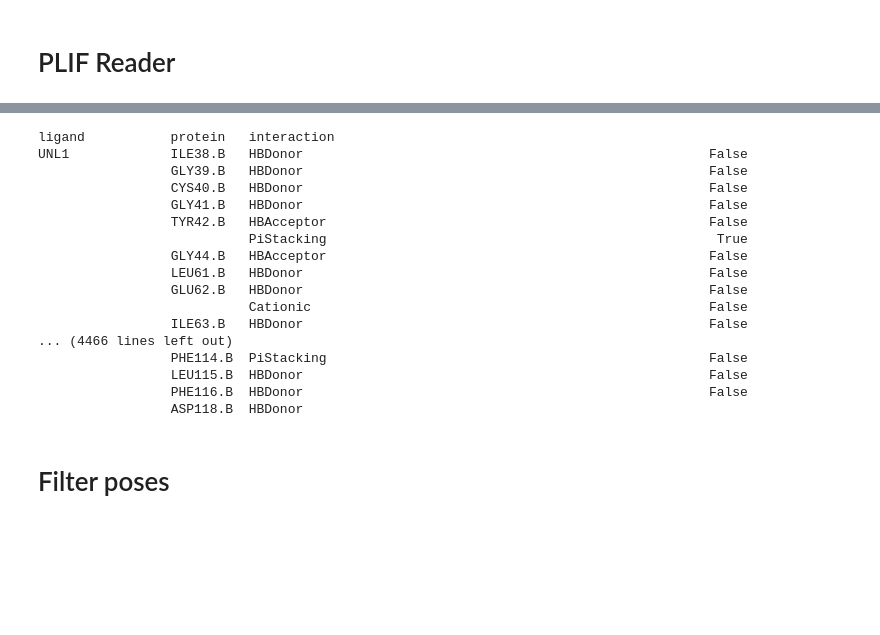
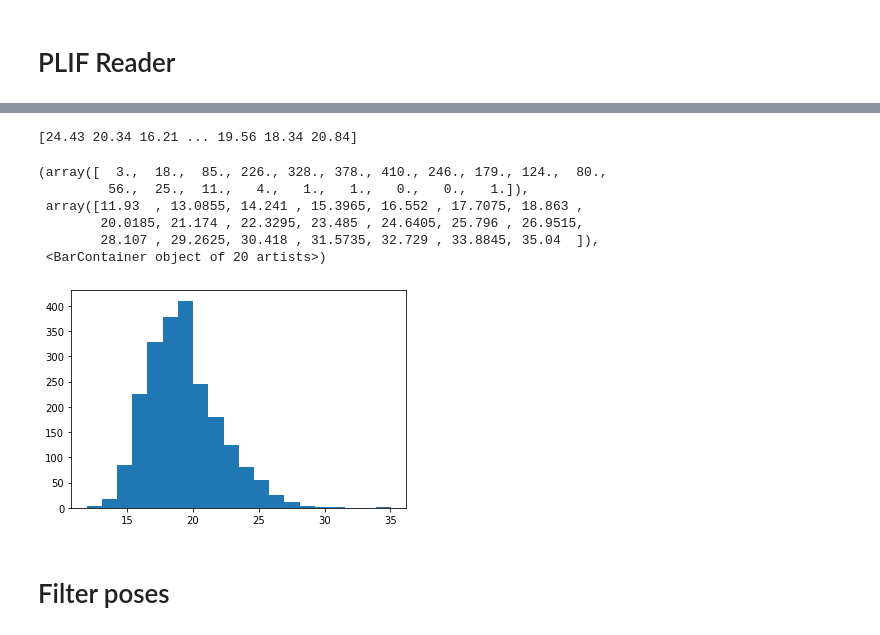
Before and after one commit to miemiemmmm/Doana, a Jupyter notebook: notebooks/Notebook2_PLIF.ipynb, the cells around one changed output, grey strips where cells are left out. Drawn from its saved outputs; the diff is of its cells as text; code cells hidden in the pictures; blank space fills up the shorter version.

```diff
--- a/notebooks/Notebook2_PLIF.ipynb
+++ b/notebooks/Notebook2_PLIF.ipynb
@@ -106,25 +104,22 @@ Data set 1
 # %%
+import matplotlib.pyplot as plt;
 reader.fpdata
-for i, row in reader.fpdata.iterrows():
-  print(row)
+plt.clf()
+# for i, row in reader.fpdata.iterrows():
+v_total = reader.fpdata["seed_resdes"].to_numpy().astype(float)
+print(v_total)
+plt.hist(v_total, bins=20)
+
+# print(row)
 # %% [output]
-ligand           protein   interaction
-UNL1             ILE38.B   HBDonor                                                    False
-                 GLY39.B   HBDonor                                                    False
-                 CYS40.B   HBDonor                                                    False
-                 GLY41.B   HBDonor                                                    False
-                 TYR42.B   HBAcceptor                                                 False
-                           PiStacking                                                  True
-                 GLY44.B   HBAcceptor                                                 False
-                 LEU61.B   HBDonor                                                    False
-                 GLU62.B   HBDonor                                                    False
-                           Cationic                                                   False
-                 ILE63.B   HBDonor                                                    False
-... (4466 lines left out)
-                 PHE114.B  PiStacking                                                 False
-                 LEU115.B  HBDonor                                                    False
-                 PHE116.B  HBDonor                                                    False
-                 ASP118.B  HBDonor
+[24.43 20.34 16.21 ... 19.56 18.34 20.84]
+(array([  3.,  18.,  85., 226., 328., 378., 410., 246., 179., 124.,  80.,
+         56.,  25.,  11.,   4.,   1.,   1.,   0.,   0.,   1.]),
+ array([11.93  , 13.0855, 14.241 , 15.3965, 16.552 , 17.7075, 18.863 ,
+        20.0185, 21.174 , 22.3295, 23.485 , 24.6405, 25.796 , 26.9515,
+        28.107 , 29.2625, 30.418 , 31.5735, 32.729 , 33.8845, 35.04  ]),
+ <BarContainer object of 20 artists>)
+[figure, added]
 # %% [markdown]
 # Filter poses
 # %%
```
Also changed, not shown: parts of 4 cells of this notebook, 1 other file.
